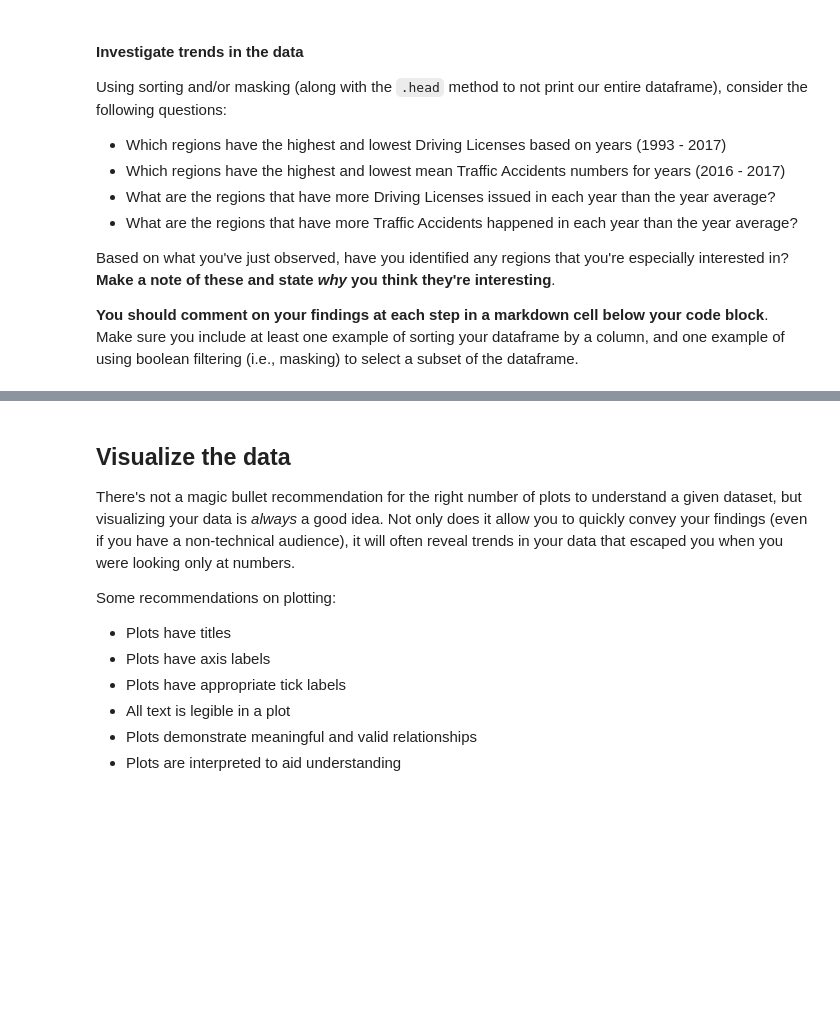
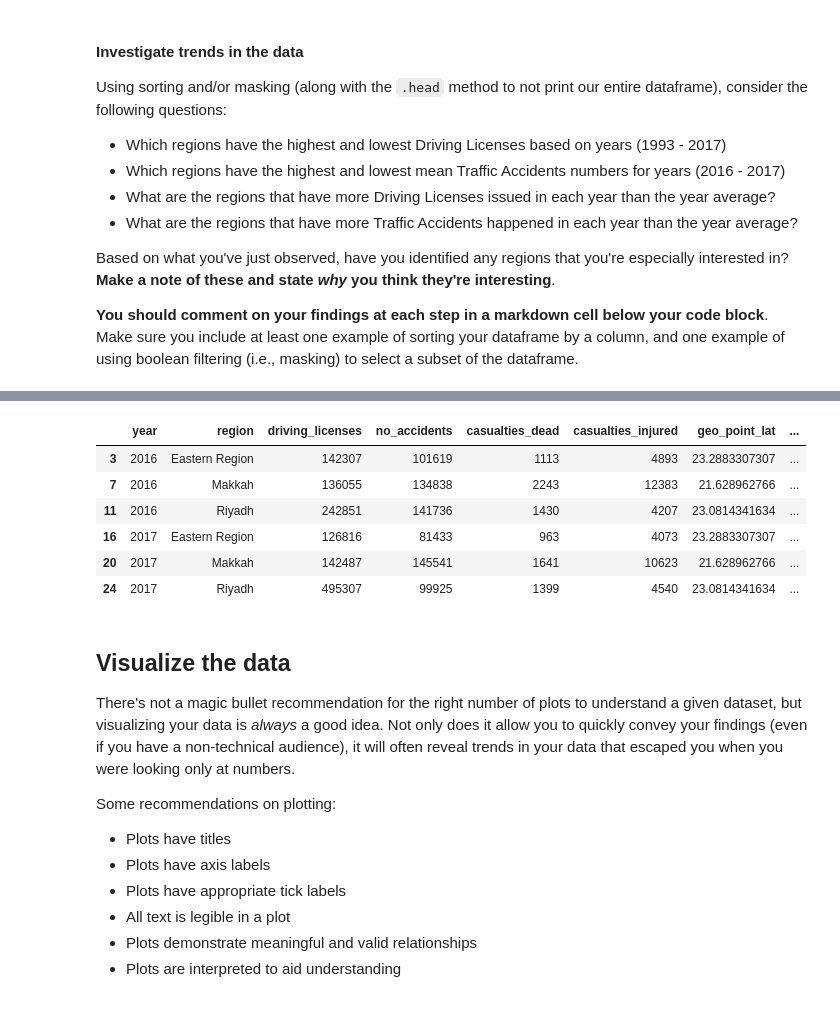
Before and after one commit to TQgit/datascience_project1, a Jupyter notebook: code/starter-code.ipynb, the cells around one changed output, grey strips where cells are left out. Cells and saved outputs as stored; diff of their text form; code cells hidden in the pictures; blank space fills up the shorter version.

```diff
--- a/code/starter-code.ipynb
+++ b/code/starter-code.ipynb
@@ -714,3 +796,17 @@ Based on what you've just observed, have you identified any regions that you're
+# %%
+# What are the regions that have more Traffic Accidents happened in each year than the year average?
+mean_acc = combined.groupby('year').mean().no_accidents.values
+mean_acc = dict(enumerate(mean_acc, 2016))
+mean_acc = combined['year'].map(mean_acc)
+combined[combined['no_accidents'] > mean_acc].sort_values('year')
+# %% [output]
+|  | year | region | driving_licenses | no_accidents | casualties_dead | casualties_injured | geo_point_lat | ... |
+| 3 | 2016 | Eastern Region | 142307 | 101619 | 1113 | 4893 | 23.2883307307 | ... |
+| 7 | 2016 | Makkah | 136055 | 134838 | 2243 | 12383 | 21.628962766 | ... |
+| 11 | 2016 | Riyadh | 242851 | 141736 | 1430 | 4207 | 23.0814341634 | ... |
+| 16 | 2017 | Eastern Region | 126816 | 81433 | 963 | 4073 | 23.2883307307 | ... |
+| 20 | 2017 | Makkah | 142487 | 145541 | 1641 | 10623 | 21.628962766 | ... |
+| 24 | 2017 | Riyadh | 495307 | 99925 | 1399 | 4540 | 23.0814341634 | ... |
 # %% [markdown]
 ## Visualize the data
 
```
Also changed, not shown: parts of 17 cells of this notebook.
